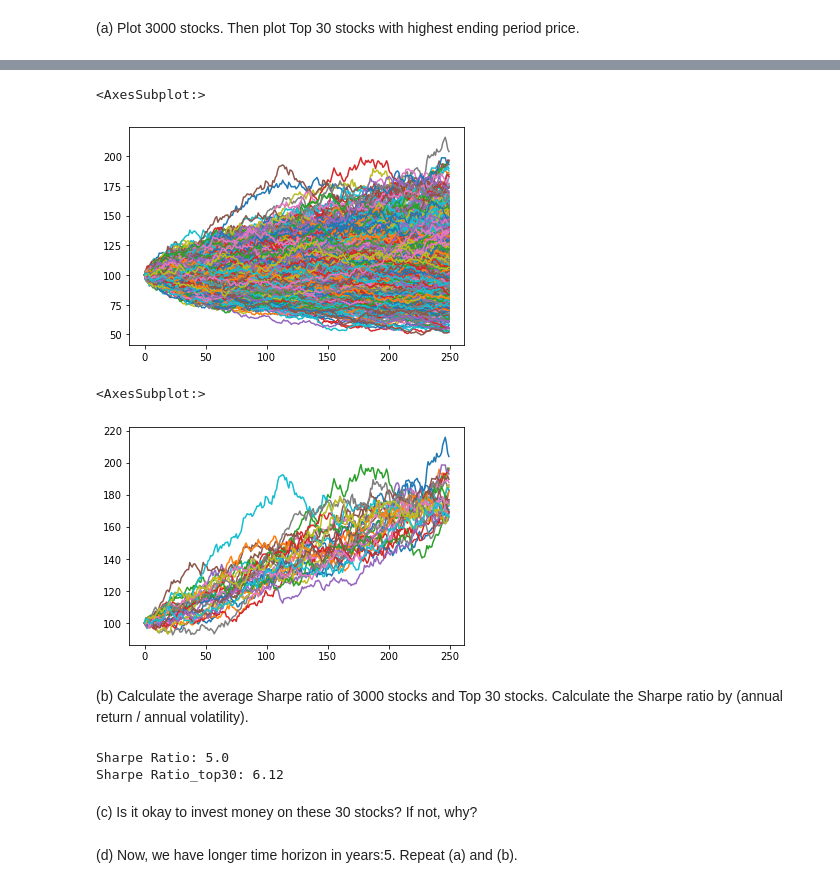
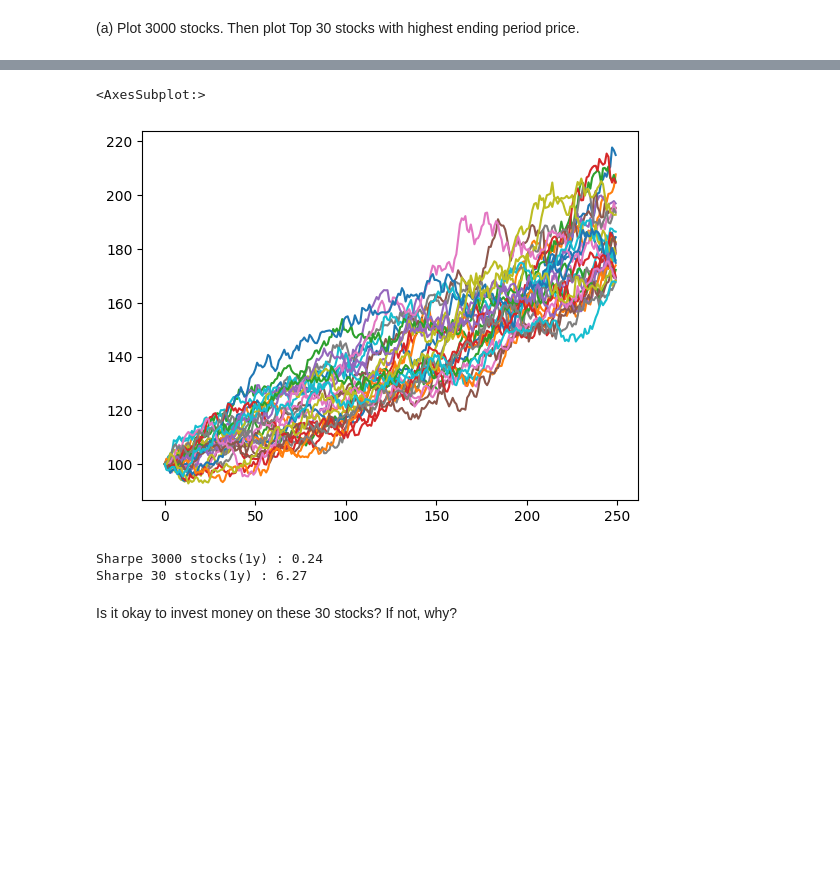
Before and after one commit to Donghwaa/FAI, a Jupyter notebook: FAI_week6.ipynb, the cells around one changed output, grey strips where cells are left out. Drawn from its saved outputs; the diff is of its cells as text; code cells hidden in the pictures; blank space fills up the shorter version.

```diff
--- a/FAI_week6.ipynb
+++ b/FAI_week6.ipynb
@@ -42,10 +42,9 @@ def gbm(n_years, n_stocks, mu, sigma, steps_per_year, s_0):
 # %% [markdown]
 (a) Plot 3000 stocks. Then plot Top 30 stocks with highest ending period price.
 # %%
-n_years = 1
 n_stocks = 3000
 mu = 0.05
 sigma = 0.2
 steps_per_year = 250
-s_0 = 100.0
+s_0 = 100
 # %%
@@ -68,28 +57,24 @@ price_1y
-# %%
-price_1y.plot(legend=False)
-# %% [output]
-<AxesSubplot:>
-[figure, removed]
 # %%
 price_1y_30 = price_1y.T.sort_values(249, ascending = False).head(30)
-price_1y_30.T.plot(legend=False)
+price_1y_30 = price_1y_30.T
+price_1y_30.plot(legend=False)
 # %% [output]
 <AxesSubplot:>
-[figure, old version]
+[figure, new version]
-# %% [markdown]
-(b) Calculate the average Sharpe ratio of 3000 stocks and Top 30 stocks. Calculate the Sharpe ratio by (annual return / annual volatility).
-# %%
-Sharpe_1y = price_1y.iloc[-1].mean() / price_1y.iloc[-1].std()
-Sharpe_1y_30 = price_1y_30.iloc[-1].mean() / price_1y_30.iloc[-1].std()
-print('Sharpe Ratio:', round(Sharpe_1y,2))
-print('Sharpe Ratio_top30:', round(Sharpe_1y_30,2))
-# %% [output]
-Sharpe Ratio: 5.0
-Sharpe Ratio_top30: 6.12
+# %%
+# Calculate the average Sharpe ratio of 3000 stocks
+cagr1y = (price_1y.iloc[-1]/price_1y.iloc[0]) - 1
+Sharpe1y = cagr1y.mean()/cagr1y.std()
+print('Sharpe 3000 stocks(1y) :', round(Sharpe1y,2))
+# Calculate the average Sharpe ratio of Top 30 stocks
+cagr1y30 = (price_1y_30.iloc[-1] / price_1y_30.iloc[0]) - 1
+Sharpe1y30 = cagr1y30.mean()/cagr1y30.std()
+print('Sharpe 30 stocks(1y) :', round(Sharpe1y30,2))
+# %% [output]
+Sharpe 3000 stocks(1y) : 0.24
+Sharpe 30 stocks(1y) : 6.27
 # %% [markdown]
-(c) Is it okay to invest money on these 30 stocks? If not, why?
+Is it okay to invest money on these 30 stocks? If not, why?
-# %% [markdown]
-(d) Now, we have longer time horizon in years:5. Repeat (a) and (b).
 # %%
 n_years = 5
 price_5y = gbm(n_years, n_stocks, mu, sigma, steps_per_year, s_0)
```
Also changed, not shown: parts of 7 cells of this notebook, 1 other file.
